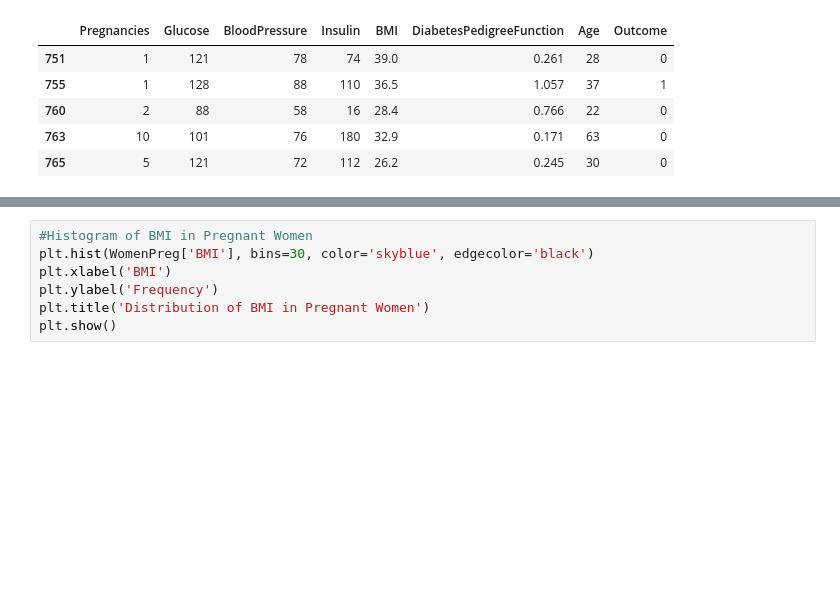
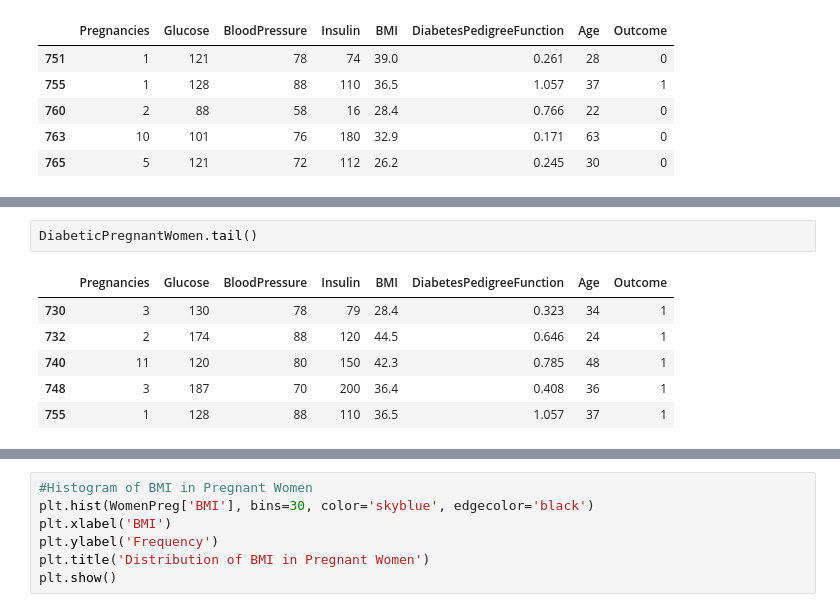
Before and after one commit to houin679/CSMODELPROJECT, a Jupyter notebook: MCO1_CSMODEL.ipynb, the cells around one changed output, grey strips where cells are left out. Saved outputs shown, nothing was run; the diff lists cells and outputs as text; blank space fills up the shorter version.

```diff
--- a/MCO1_CSMODEL.ipynb
+++ b/MCO1_CSMODEL.ipynb
@@ -930,0 +998,9 @@ WomenPreg.tail()
+# %%
+DiabeticPregnantWomen.tail()
+# %% [output]
+|  | Pregnancies | Glucose | BloodPressure | Insulin | BMI | DiabetesPedigreeFunction | Age | Outcome |
+| 730 | 3 | 130 | 78 | 79 | 28.4 | 0.323 | 34 | 1 |
+| 732 | 2 | 174 | 88 | 120 | 44.5 | 0.646 | 24 | 1 |
+| 740 | 11 | 120 | 80 | 150 | 42.3 | 0.785 | 48 | 1 |
+| 748 | 3 | 187 | 70 | 200 | 36.4 | 0.408 | 36 | 1 |
+| 755 | 1 | 128 | 88 | 110 | 36.5 | 1.057 | 37 | 1 |
```
Also changed, not shown: parts of 8 cells of this notebook.
